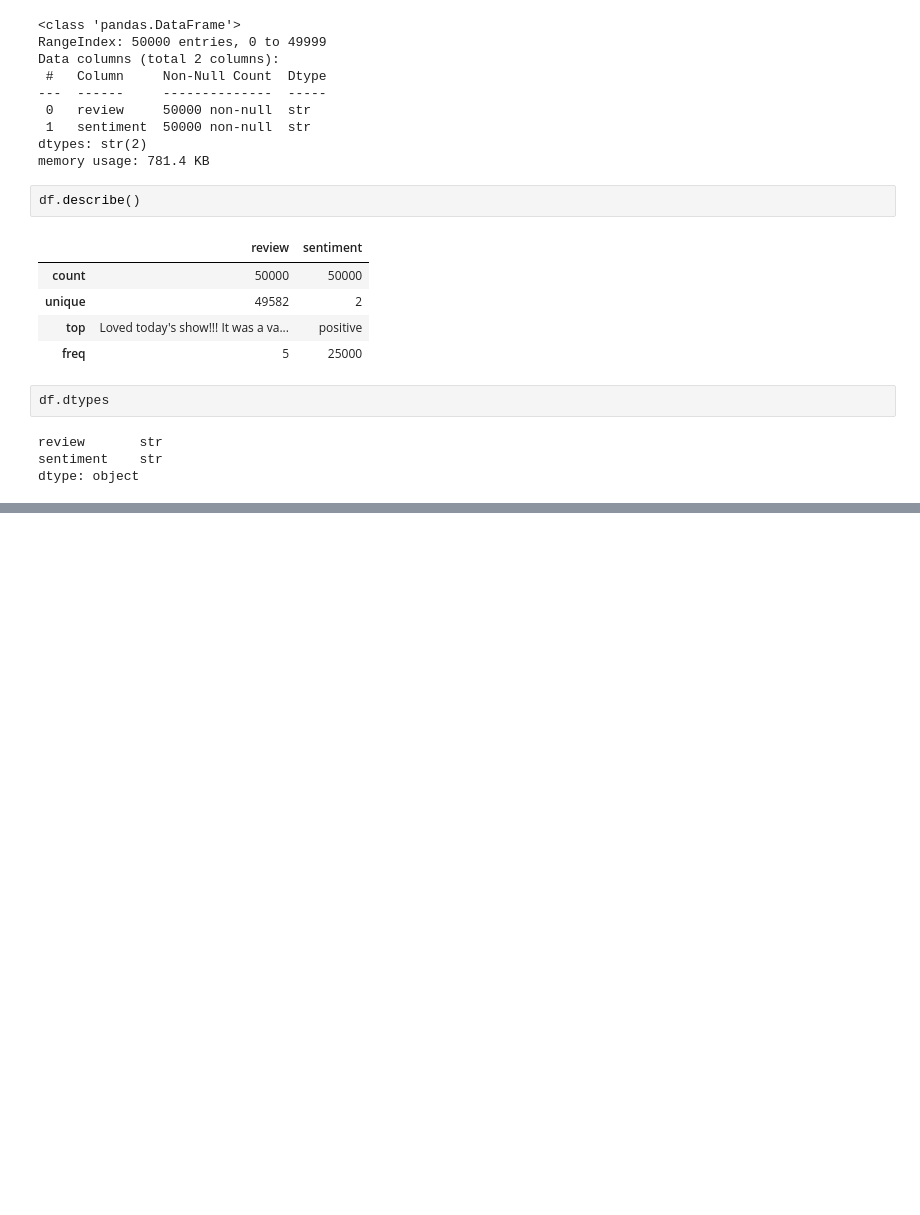
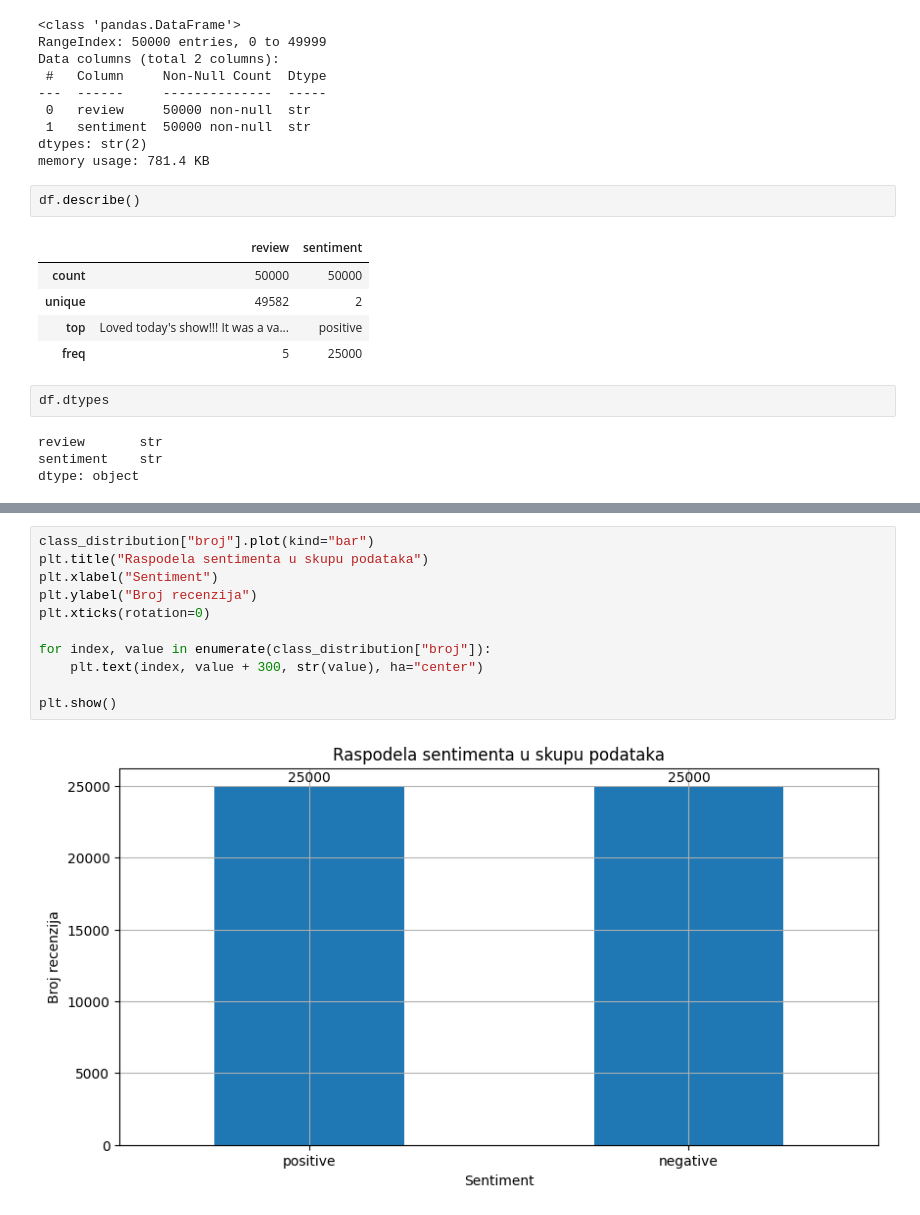
Before and after one commit to natalija529/imdb-movies, a Jupyter notebook: imdb-movies.ipynb, the cells around one changed output, grey strips where cells are left out. Saved outputs shown, nothing was run; the diff lists cells and outputs as text; blank space fills up the shorter version.

```diff
--- a/imdb-movies.ipynb
+++ b/imdb-movies.ipynb
@@ -66,0 +150,13 @@ dtype: object
+# %%
+class_distribution["broj"].plot(kind="bar")
+plt.title("Raspodela sentimenta u skupu podataka")
+plt.xlabel("Sentiment")
+plt.ylabel("Broj recenzija")
+plt.xticks(rotation=0)
+
+for index, value in enumerate(class_distribution["broj"]):
+    plt.text(index, value + 300, str(value), ha="center")
+
+plt.show()
+# %% [output]
+[figure, added]
```
Also changed, not shown: parts of 54 cells of this notebook.
